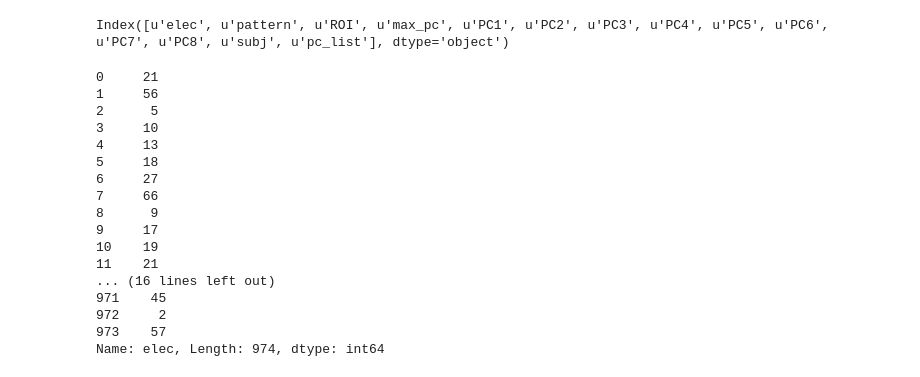
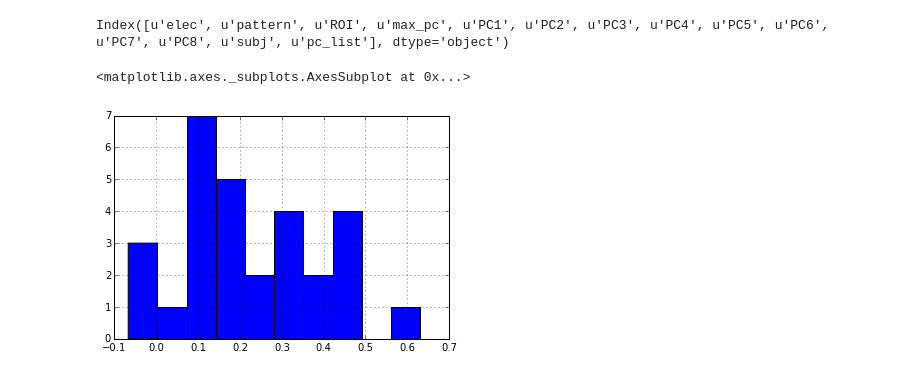
Before and after one commit to matarhaller/ECOGpy, a Jupyter notebook: sandbox.ipynb, the cells around one changed output. Saved outputs shown, nothing was run; the diff lists cells and outputs as text; code cells hidden in the pictures.

```diff
--- a/sandbox.ipynb
+++ b/sandbox.ipynb
@@ -561,23 +561,10 @@ df_designations = pd.read_csv(os.path.join(SJdir, 'PCA','Stats', 'single_electro
 
 filename = os.path.join(SJdir, 'PCA','Stats', 'Correlations', 'feature_corrs', '_'.join(['GP15','EmoGen', 'feature_corrs_scaled.csv']))
 df = pd.read_csv(filename)
-# %%
-df_designations.elec
-# %% [output]
-0     21
-1     56
-2      5
-3     10
-4     13
-5     18
-6     27
-7     66
-8      9
-9     17
-10    19
-11    21
-... (16 lines left out)
-971    45
-972     2
-973    57
-Name: elec, Length: 974, dtype: int64
+# %%
+filename = os.path.join(SJdir, 'PCA','Stats','Regression','with_mins', 'all_coefs_withpatterns_withROIs.csv')
+df = pd.read_csv(filename)
+df.query("subj == 'GP15' and task == 'EmoGen'").pred_score.hist()
+# %% [output]
+<matplotlib.axes._subplots.AxesSubplot at 0x...>
+[figure, added]
```
